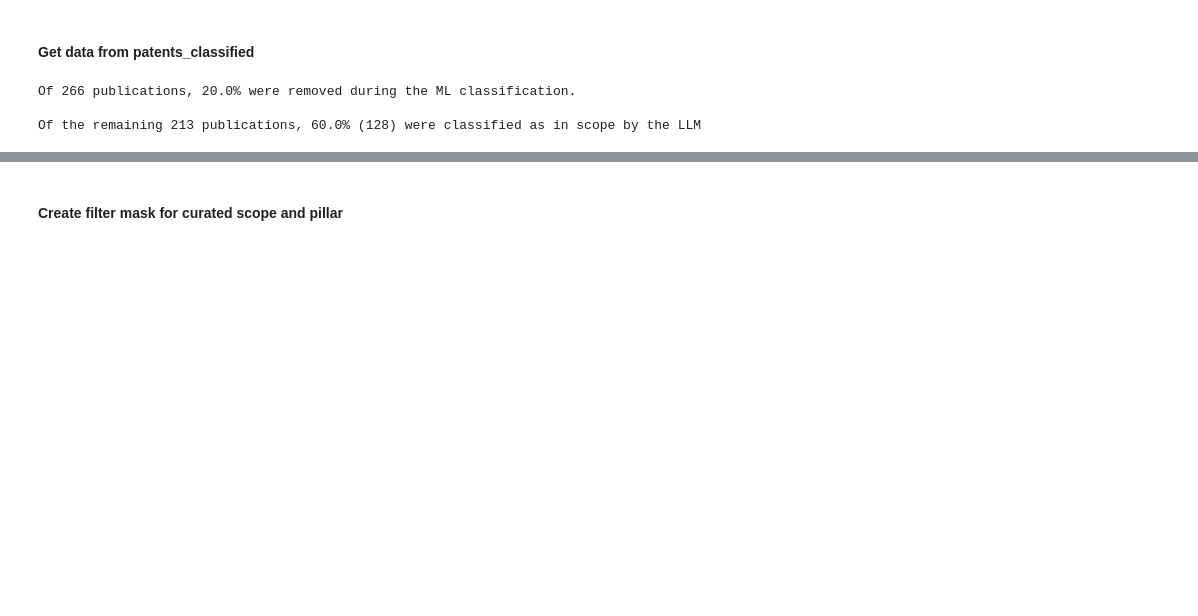
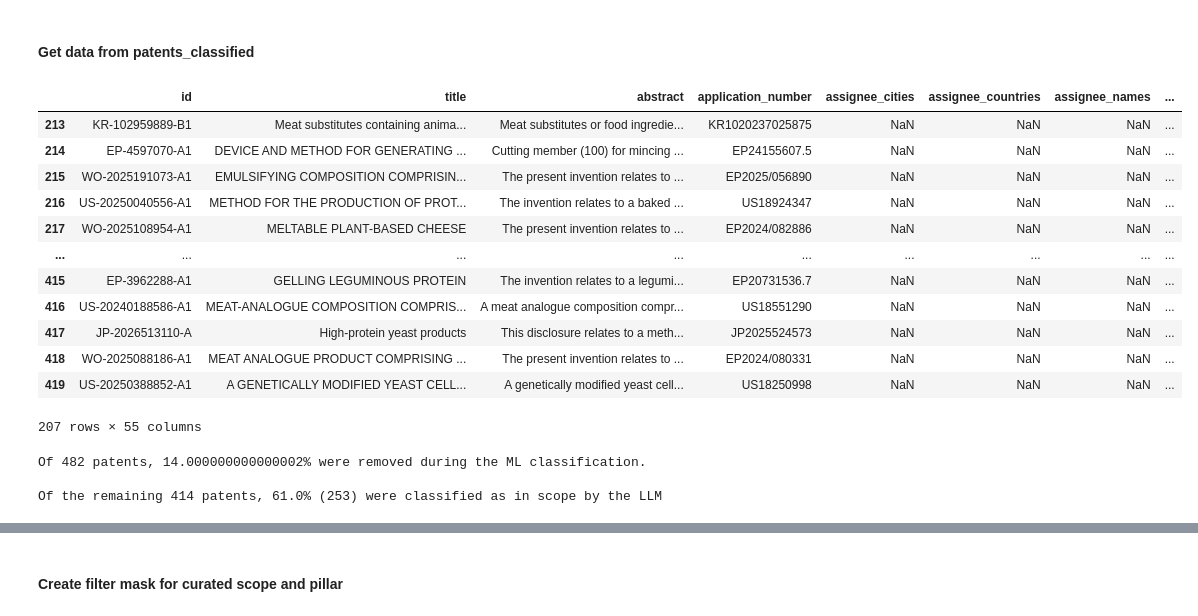
Before and after one commit to violah-fellow/SHEEP, a Jupyter notebook: Pipeline/Patents/S6_Review_classifications.ipynb, the cells around one changed output, grey strips where cells are left out. Drawn from its saved outputs; the diff is of its cells as text; code cells hidden in the pictures; blank space fills up the shorter version.

```diff
--- a/Pipeline/Patents/S6_Review_classifications.ipynb
+++ b/Pipeline/Patents/S6_Review_classifications.ipynb
@@ -34,10 +42,26 @@ data = db.sql("SELECT * FROM patents_classified").df()
+# %%
+data[data["date_dimensions"] == "training"]
+# %% [output]
+|  | id | title | abstract | application_number | assignee_cities | assignee_countries | assignee_names | ... |
+| 213 | KR-102959889-B1 | Meat substitutes containing anima... | Meat substitutes or food ingredie... | KR1020237025875 | NaN | NaN | NaN | ... |
+| 214 | EP-4597070-A1 | DEVICE AND METHOD FOR GENERATING ... | Cutting member (100) for mincing ... | EP24155607.5 | NaN | NaN | NaN | ... |
+| 215 | WO-2025191073-A1 | EMULSIFYING COMPOSITION COMPRISIN... | The present invention relates to ... | EP2025/056890 | NaN | NaN | NaN | ... |
+| 216 | US-20250040556-A1 | METHOD FOR THE PRODUCTION OF PROT... | The invention relates to a baked ... | US18924347 | NaN | NaN | NaN | ... |
+| 217 | WO-2025108954-A1 | MELTABLE PLANT-BASED CHEESE | The present invention relates to ... | EP2024/082886 | NaN | NaN | NaN | ... |
+| ... | ... | ... | ... | ... | ... | ... | ... | ... |
+| 415 | EP-3962288-A1 | GELLING LEGUMINOUS PROTEIN | The invention relates to a legumi... | EP20731536.7 | NaN | NaN | NaN | ... |
+| 416 | US-20240188586-A1 | MEAT-ANALOGUE COMPOSITION COMPRIS... | A meat analogue composition compr... | US18551290 | NaN | NaN | NaN | ... |
+| 417 | JP-2026513110-A | High-protein yeast products | This disclosure relates to a meth... | JP2025524573 | NaN | NaN | NaN | ... |
+| 418 | WO-2025088186-A1 | MEAT ANALOGUE PRODUCT COMPRISING ... | The present invention relates to ... | EP2024/080331 | NaN | NaN | NaN | ... |
+| 419 | US-20250388852-A1 | A GENETICALLY MODIFIED YEAST CELL... | A genetically modified yeast cell... | US18250998 | NaN | NaN | NaN | ... |
+207 rows × 55 columns
 # %%
-print(f"Of {len(data)} publications, {round(len(data[data["pred_combined"] == "out"])/len(data), 2)*100}% were removed during the ML classification.")
-print(f"\nOf the remaining {len(data[data["pred_combined"] == "in"])} publications, {round(len(data[data["scope_LLM"] == "in"])/len(data[data["pred_combined"] == "in"]), 2)*100}% ({len(data[data["scope_LLM"] == "in"])}) were classified as in scope by the LLM")
+print(f"Of {len(data)} patents, {round(len(data[data["pred_combined"] == "out"])/len(data), 2)*100}% were removed during the ML classification.")
+print(f"\nOf the remaining {len(data[data["pred_combined"] == "in"])} patents, {round(len(data[data["scope_LLM"] == "in"])/len(data[data["pred_combined"] == "in"]), 2)*100}% ({len(data[data["scope_LLM"] == "in"])}) were classified as in scope by the LLM")
 # %% [output]
-Of 266 publications, 20.0% were removed during the ML classification.
+Of 482 patents, 14.000000000000002% were removed during the ML classification.
 
-Of the remaining 213 publications, 60.0% (128) were classified as in scope by the LLM
+Of the remaining 414 patents, 61.0% (253) were classified as in scope by the LLM
 # %%
 # Filter data for patents that went through LLM scoping
 data = data[data['pred_combined'] == 'in']
```
Also changed, not shown: parts of 7 cells of this notebook, 32 other files.
